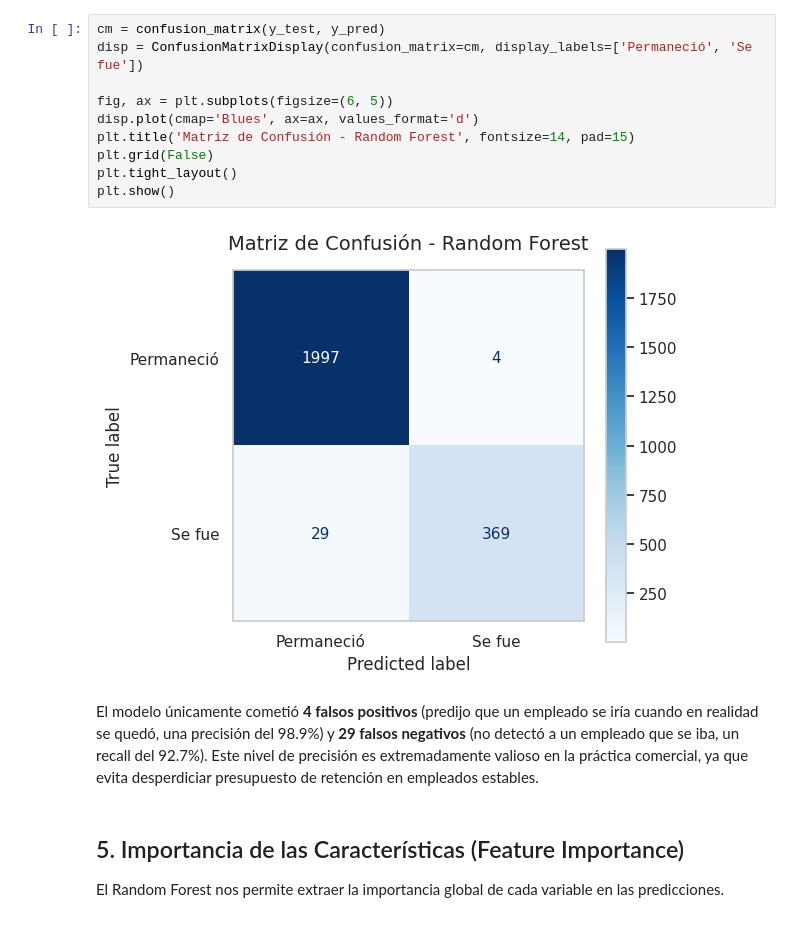
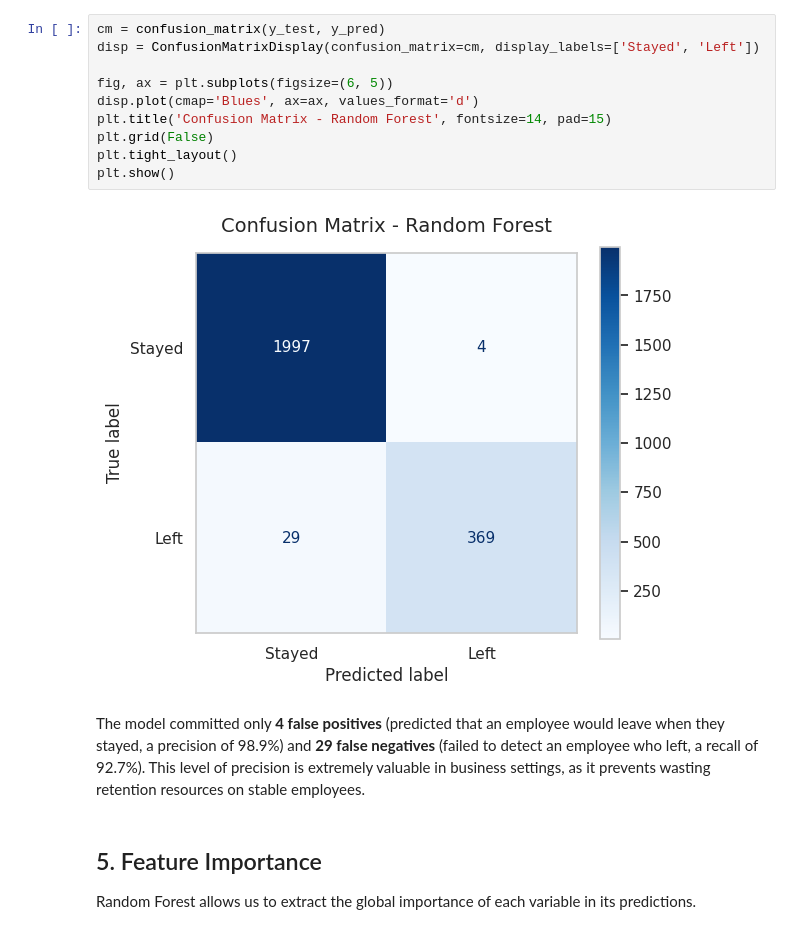
Before and after one commit to ShanT237/salifort-retention-project, a Jupyter notebook: notebooks/02_executive_report.ipynb, the cells around one changed output. Cells and saved outputs as stored; diff of their text form.

```diff
--- a/notebooks/02_executive_report.ipynb
+++ b/notebooks/02_executive_report.ipynb
@@ -156,20 +156,20 @@ Reporte de Clasificación para Random Forest:
 weighted avg       0.99      0.99      0.99      2399
 # %%
 cm = confusion_matrix(y_test, y_pred)
-disp = ConfusionMatrixDisplay(confusion_matrix=cm, display_labels=['Permaneció', 'Se fue'])
+disp = ConfusionMatrixDisplay(confusion_matrix=cm, display_labels=['Stayed', 'Left'])
 
 fig, ax = plt.subplots(figsize=(6, 5))
 disp.plot(cmap='Blues', ax=ax, values_format='d')
-plt.title('Matriz de Confusión - Random Forest', fontsize=14, pad=15)
+plt.title('Confusion Matrix - Random Forest', fontsize=14, pad=15)
 plt.grid(False)
 plt.tight_layout()
 plt.show()
 # %% [output]
-[figure, old version]
+[figure, new version]
-# %% [markdown]
-El modelo únicamente cometió **4 falsos positivos** (predijo que un empleado se iría cuando en realidad se quedó, una precisión del 98.9%) y **29 falsos negativos** (no detectó a un empleado que se iba, un recall del 92.7%). Este nivel de precisión es extremadamente valioso en la práctica comercial, ya que evita desperdiciar presupuesto de retención en empleados estables.
-# %% [markdown]
-## 5. Importancia de las Características (Feature Importance)
-
-El Random Forest nos permite extraer la importancia global de cada variable en las predicciones.
+# %% [markdown]
+The model committed only **4 false positives** (predicted that an employee would leave when they stayed, a precision of 98.9%) and **29 false negatives** (failed to detect an employee who left, a recall of 92.7%). This level of precision is extremely valuable in business settings, as it prevents wasting retention resources on stable employees.
+# %% [markdown]
+## 5. Feature Importance
+
+Random Forest allows us to extract the global importance of each variable in its predictions.
 # %%
```
Also changed, not shown: parts of 19 cells of this notebook, 1 other file.
